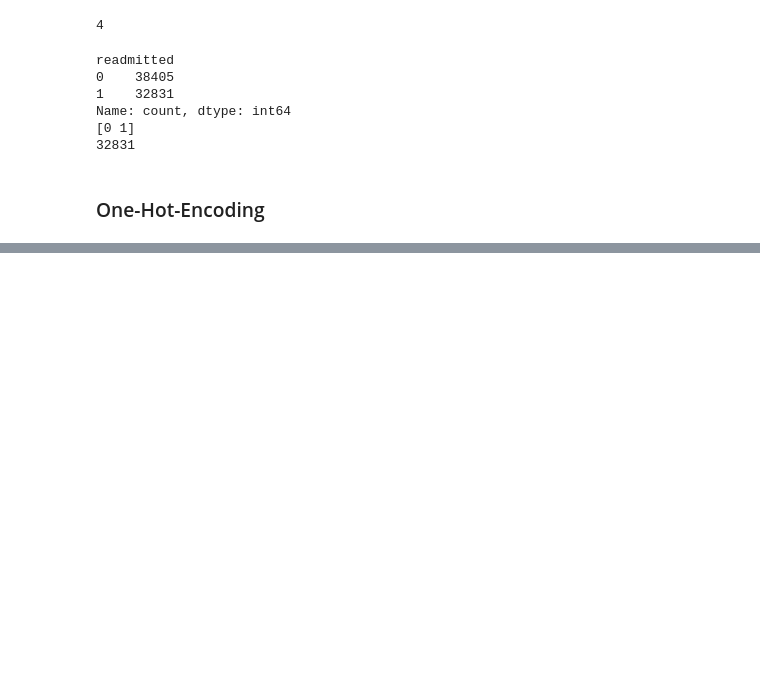
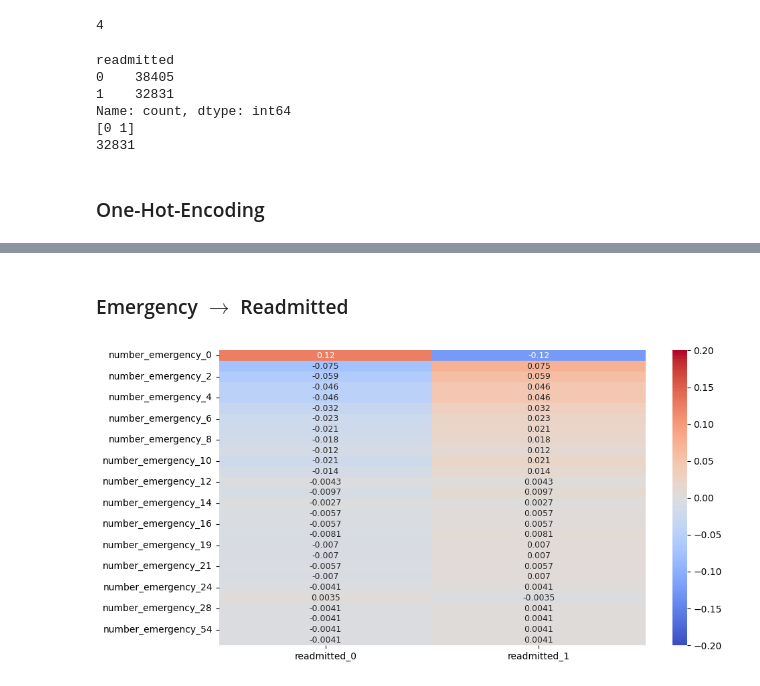
Before and after one commit to SebbeBlom/ml, a Jupyter notebook: src/main.ipynb, the cells around one changed output, grey strips where cells are left out. Drawn from its saved outputs; the diff is of its cells as text; code cells hidden in the pictures; blank space fills up the shorter version.

```diff
--- a/src/main.ipynb
+++ b/src/main.ipynb
@@ -275,0 +285,10 @@ plt.show()
+# %% [markdown]
+### Emergency $\to$ Readmitted
+# %%
+corr_subset = corr_matrix.loc[emergencies, target_cols]
+plt.figure(figsize=(10, 5))
+sns.heatmap(corr_subset, vmin=-0.2, vmax=0.2, cmap="coolwarm", annot=True, annot_kws={"size": 9})
+plt.tight_layout()
+plt.show()
+# %% [output]
+[figure, added]
```
Also changed, not shown: parts of 10 cells of this notebook.
